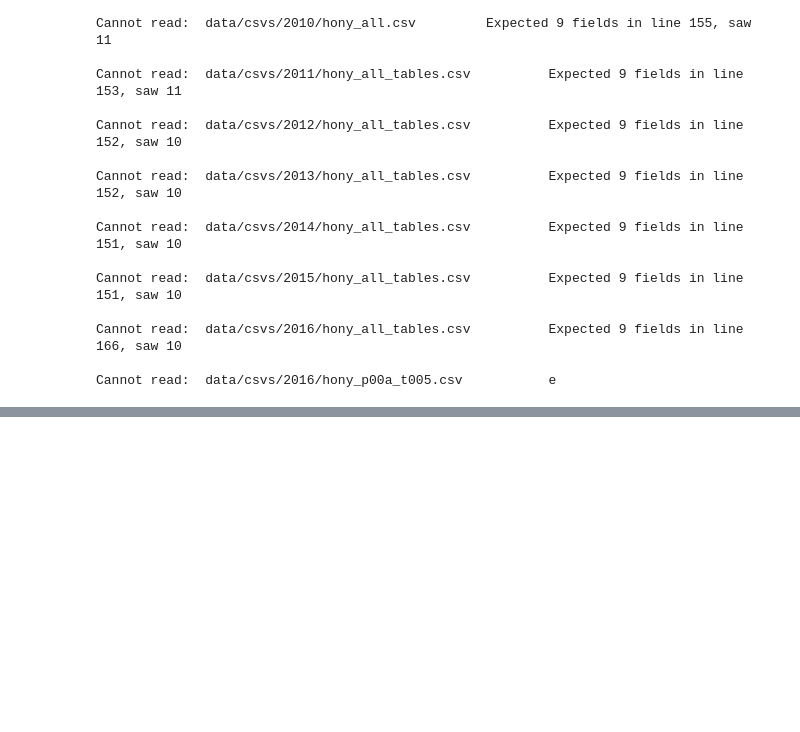
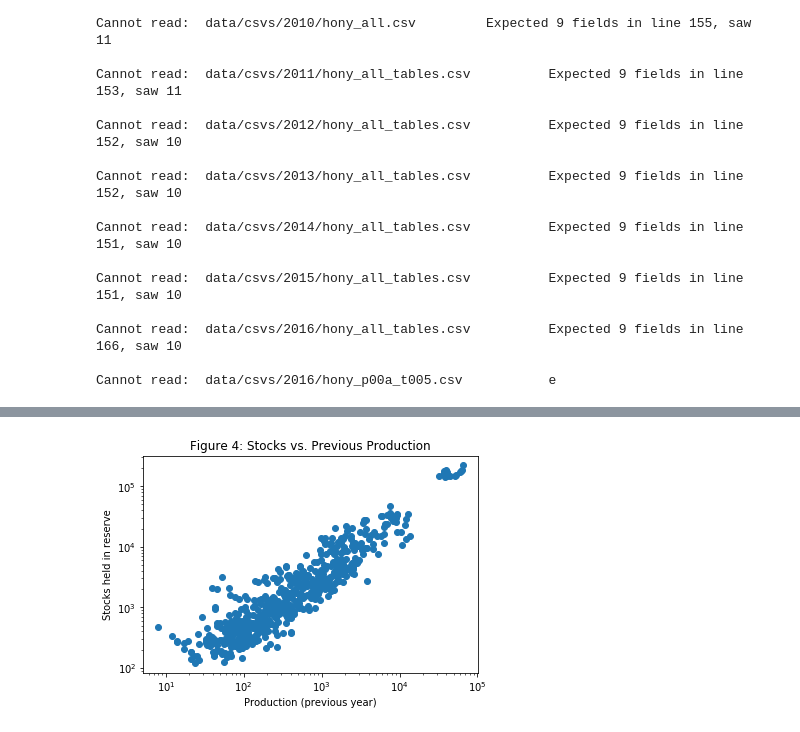
Before and after one commit to matthewruehle/DataScienceApiculture, a Jupyter notebook: report2.ipynb, the cells around one changed output, grey strips where cells are left out. Drawn from its saved outputs; the diff is of its cells as text; code cells hidden in the pictures; blank space fills up the shorter version.

```diff
--- a/report2.ipynb
+++ b/report2.ipynb
@@ -432,25 +499,13 @@ Cannot read:  data/csvs/2016/hony_p00a_t005.csv           e
 # %%
-# Inter-state correlation:
-# correlate_states(stv, pn = 2, topn=8)
-
-# Correlation betwewen all parameters:
-# corr_all(stv)
-
-# Graph of yield over years
-# plot_vals(stv)
-
-# Scatter of price and production data
-# scatter_all(stv)
-
-# Scatter of price and production, categorized by high/low-production states
-# scatter_hilo(stv)
-
 # Time correlation for production to the next year's reserve stocks
-# spc, s = production_to_next_stock_correlation(stv)
-# x, y = zip(*s)
-# plt.scatter(x, y)
-# plt.xscale("log")
-# plt.yscale("log")
-# plt.xlabel("Production (previous year)")
-# plt.ylabel("Stocks held in reserve")
-# plt.show()
+spc, s = production_to_next_stock_correlation(stv)
+x, y = zip(*s)
+plt.scatter(x, y)
+plt.xscale("log")
+plt.yscale("log")
+plt.xlabel("Production (previous year)")
+plt.ylabel("Stocks held in reserve")
+plt.title("Figure 4: Stocks vs. Previous Production")
+plt.show()
+# %% [output]
+[figure, added]
```
Also changed, not shown: parts of 8 cells of this notebook, 6 other files.
